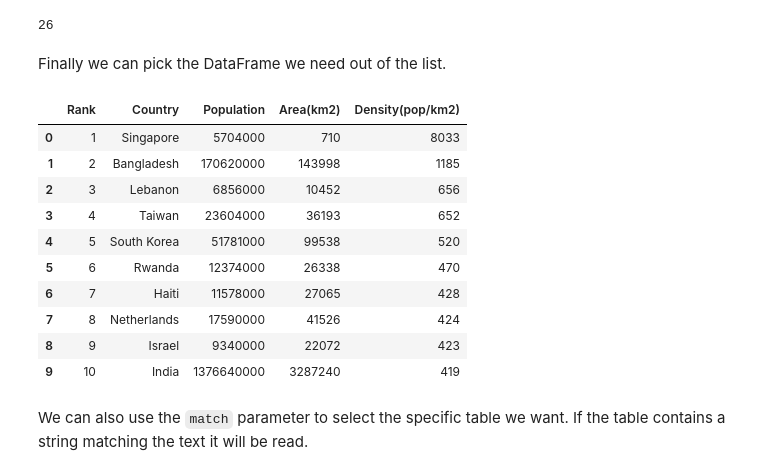
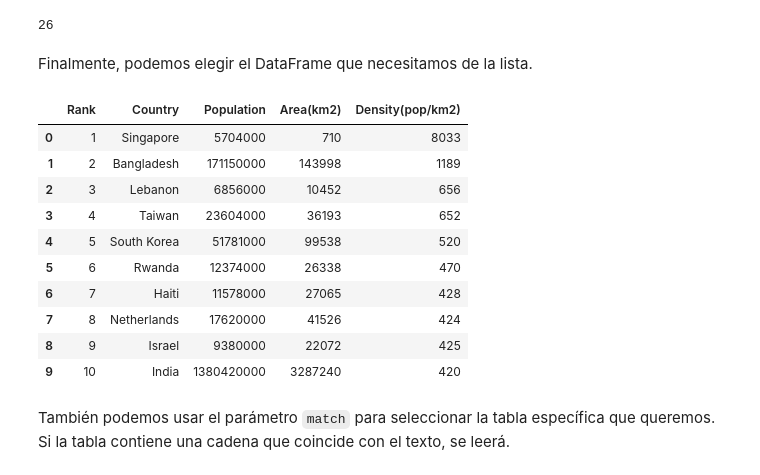
Before and after one commit to manursanchez/Practicas_Python_DataScience, a Jupyter notebook: 2. Prácticas de WebScraping, read_html y pandas.ipynb, the cells around one changed output. Drawn from its saved outputs; the diff is of its cells as text; code cells hidden in the pictures.

```diff
--- a/2. Prácticas de WebScraping, read_html y pandas.ipynb
+++ b/2. Prácticas de WebScraping, read_html y pandas.ipynb
@@ -760,2 +752,2 @@ We can also use the `read_html` function to directly get DataFrames from a `url`
 # %%
-dataframe_list = pd.read_html(url, flavor='bs4')
+lista_dataframe = pd.read_html(url, flavor='bs4')
@@ -766,23 +758,23 @@ len(dataframe_list)
 # %% [output]
 26
-# %% [markdown]
-Finally we can pick the DataFrame we need out of the list.
+# %% [markdown]
+Finalmente, podemos elegir el DataFrame que necesitamos de la lista.
 # %%
-dataframe_list[5]
+lista_dataframe[5]
 # %% [output]
 |  | Rank | Country | Population | Area(km2) | Density(pop/km2) |
 | 0 | 1 | Singapore | 5704000 | 710 | 8033 |
-| 1 | 2 | Bangladesh | 170620000 | 143998 | 1185 |
+| 1 | 2 | Bangladesh | 171150000 | 143998 | 1189 |
 | 2 | 3 | Lebanon | 6856000 | 10452 | 656 |
 | 3 | 4 | Taiwan | 23604000 | 36193 | 652 |
 | 4 | 5 | South Korea | 51781000 | 99538 | 520 |
 | 5 | 6 | Rwanda | 12374000 | 26338 | 470 |
 | 6 | 7 | Haiti | 11578000 | 27065 | 428 |
-| 7 | 8 | Netherlands | 17590000 | 41526 | 424 |
-| 8 | 9 | Israel | 9340000 | 22072 | 423 |
-| 9 | 10 | India | 1376640000 | 3287240 | 419 |
+| 7 | 8 | Netherlands | 17620000 | 41526 | 424 |
+| 8 | 9 | Israel | 9380000 | 22072 | 425 |
+| 9 | 10 | India | 1380420000 | 3287240 | 420 |
-# %% [markdown]
-We can also use the `match` parameter to select the specific table we want. If the table contains a string matching the text it will be read.
+# %% [markdown]
+También podemos usar el parámetro `match` para seleccionar la tabla específica que queremos. Si la tabla contiene una cadena que coincide con el texto, se leerá.
 # %%
 pd.read_html(url, match="10 most densely populated countries", flavor='bs4')[0]
 # %% [output]
```
Also changed, not shown: parts of 106 cells of this notebook.
